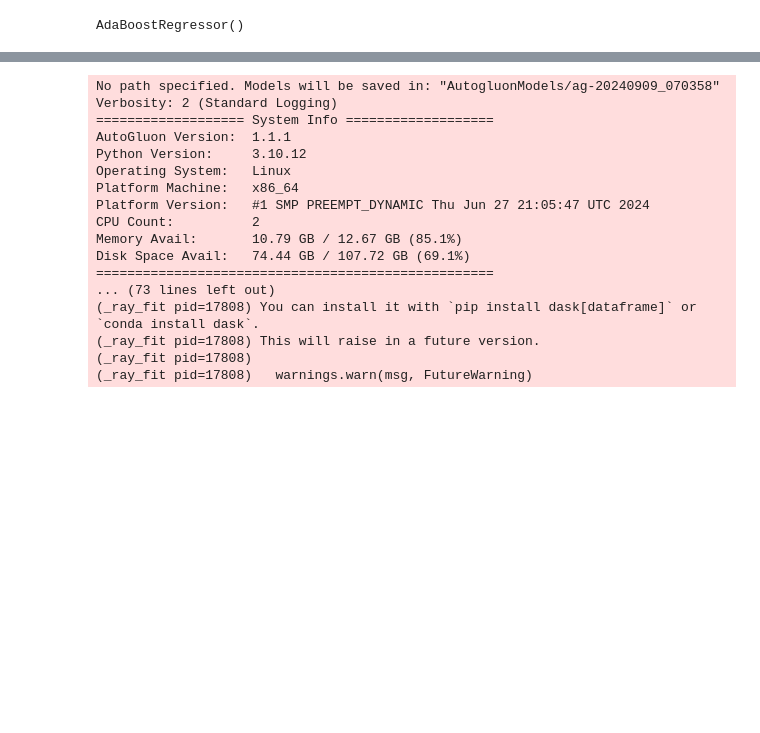
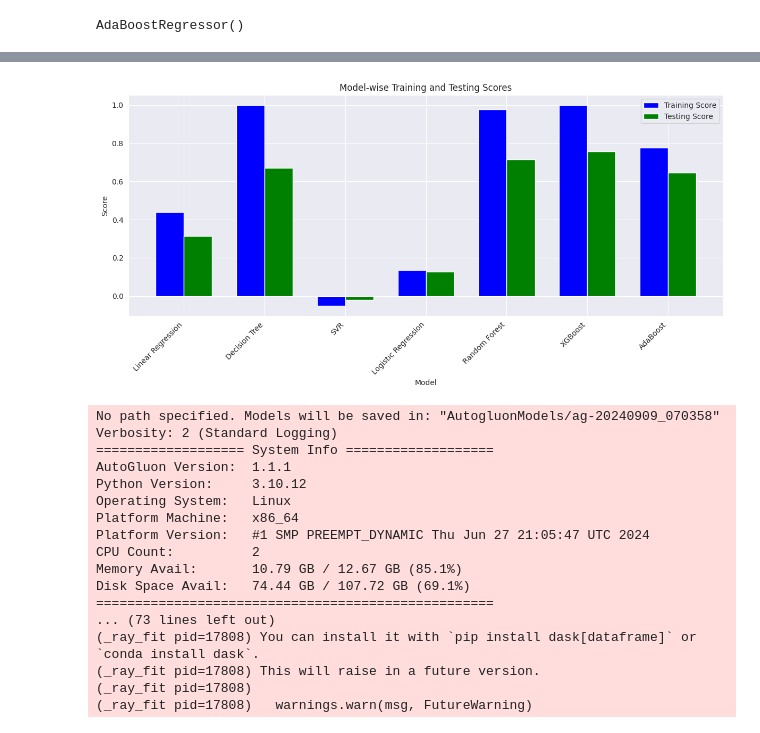
Before and after one commit to Deb052024/Machine-Prediction, a Jupyter notebook: Mobile_Handset_Price.ipynb, the cells around one changed output, grey strips where cells are left out. Cells and saved outputs as stored; diff of their text form; code cells hidden in the pictures; blank space fills up the shorter version.

```diff
--- a/Mobile_Handset_Price.ipynb
+++ b/Mobile_Handset_Price.ipynb
@@ -686,5 +697,3 @@ print(mean_squared_error(y_test,y_predict))
 -0.019440095212552633
 6986.089000418016
 140507179.45991877
-# %%
-lr=LinearRegression()
@@ -727,7 +760,7 @@ print(mean_squared_error(y_test,y_predict))
 # %%
 from xgboost import XGBRegressor
 # %%
-xgb=XGBRegressor(gamma=0.1,learning_rate=0.2)
+xgb=XGBRegressor(gamma=0.1)
 # %%
 xgb.fit(X_train,y_train)
 # %% [output]
@@ -852,3 +897,68 @@ print(df_scores)
+# %%
+#Train Test Score Model wise bar Plotting
+
+import matplotlib.pyplot as plt
+
+# Assuming you have the following scores from different models
+lr_train_score = lr.score(X_train, y_train)
+lr_test_score = lr.score(X_test, y_test)
+
+dt_train_score = dt.score(X_train, y_train)
+dt_test_score = dt.score(X_test, y_test)
+
+sv_train_score = sv.score(X_train, y_train)
+sv_test_score = sv.score(X_test, y_test)
+
+lor_train_score = lor.score(X_train, y_train)
+lor_test_score = lor.score(X_test, y_test)
+
+rfr_train_score = Rfr.score(X_train, y_train)
+rfr_test_score = Rfr.score(X_test, y_test)
+
+xgb_train_score = xgb.score(X_train, y_train)
+xgb_test_score = xgb.score(X_test, y_test)
+
+adr_train_score = Adr.score(X_train, y_train)
+adr_test_score = Adr.score(X_test, y_test)
+
+# Create a dictionary to store the scores
+data = {
+    'Model': ['Linear Regression', 'Decision Tree', 'SVR', 'Logistic Regression', 'Random Forest', 'XGBoost', 'AdaBoost'],
+    'Training Score': [lr_train_score, dt_train_score, sv_train_score, lor_train_score, rfr_train_score, xgb_train_score, adr_train_score],
+    'Testing Score': [lr_test_score, dt_test_score, sv_test_score, lor_test_score, rfr_test_score, xgb_test_score, adr_test_score]
+}
+
+# Create a pandas DataFrame
+df_scores = pd.DataFrame(data)
+
+# Set the width of the bars
+bar_width = 0.35
+
+# Set the positions of the bars on the x-axis
+r1 = range(len(df_scores))
+r2 = [x + bar_width for x in r1]
+
+# Create the bar plot
+plt.figure(figsize=(12, 6))
+plt.bar(r1, df_scores['Training Score'], color='blue', width=bar_width, label='Training Score')
+plt.bar(r2, df_scores['Testing Score'], color='green', width=bar_width, label='Testing Score')
+
+# Set the x-axis labels
+plt.xticks([r + bar_width / 2 for r in range(len(df_scores))], df_scores['Model'], rotation=45, ha='right')
+
+# Add a legend
+plt.legend()
+
+# Add a title and labels
+plt.title('Model-wise Training and Testing Scores')
+plt.xlabel('Model')
+plt.ylabel('Score')
+
+# Display the plot
+plt.tight_layout()
+plt.show()
+# %% [output]
+[figure, added]
 # %%
 # prompt: cross validation
 
```
Also changed, not shown: parts of 21 cells of this notebook.
